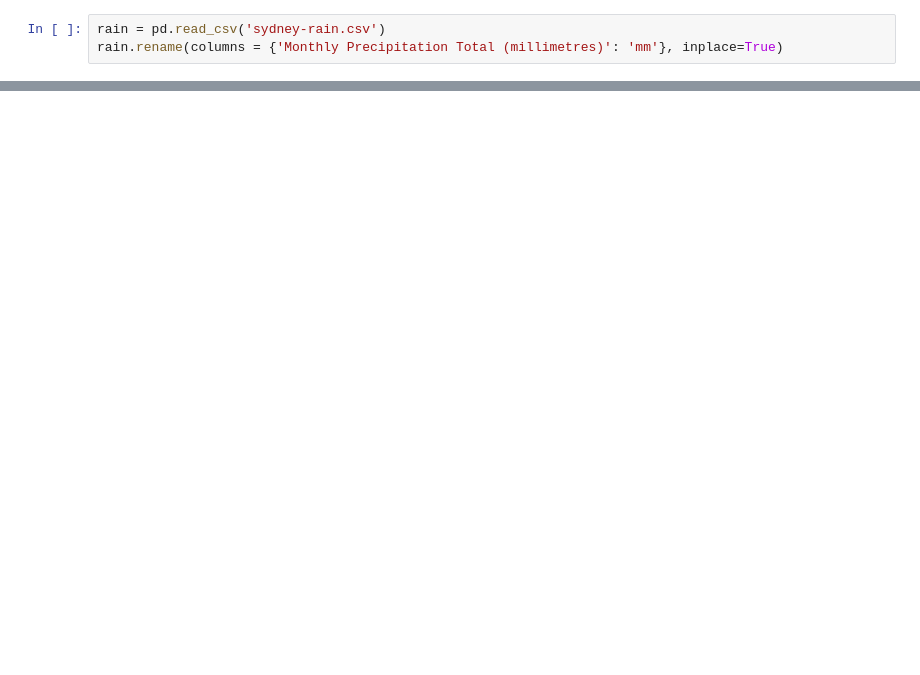
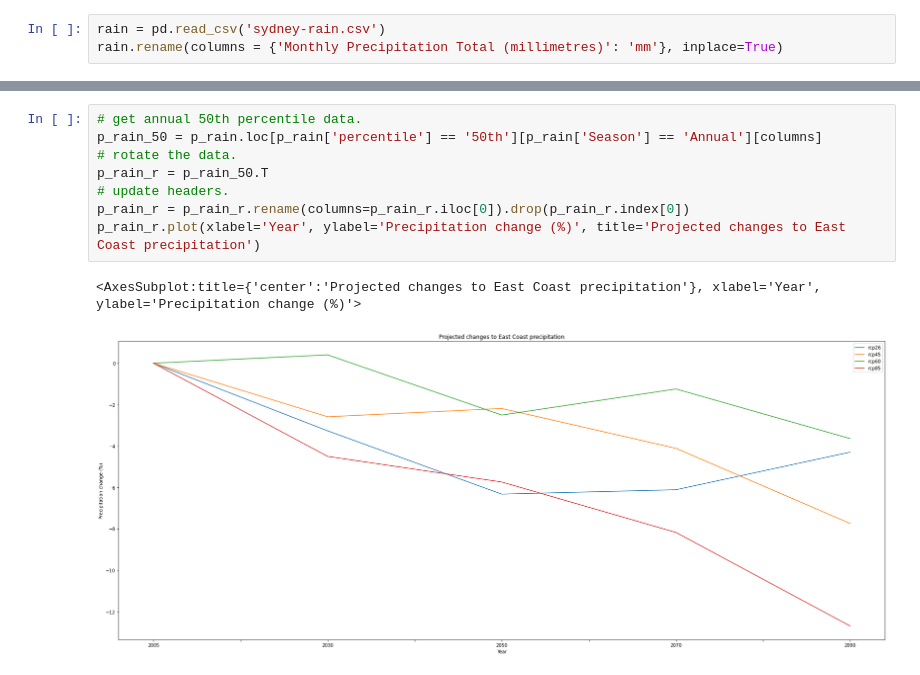
Before and after one commit to ioionu/sydney-climate-charts, a Jupyter notebook: chart.ipynb, the cells around one changed output, grey strips where cells are left out. Saved outputs shown, nothing was run; the diff lists cells and outputs as text; blank space fills up the shorter version.

```diff
--- a/chart.ipynb
+++ b/chart.ipynb
@@ -90,0 +149,11 @@ rain.plot(x='date', y='trend', color='Red', ax=ax)
+# %%
+# get annual 50th percentile data.
+p_rain_50 = p_rain.loc[p_rain['percentile'] == '50th'][p_rain['Season'] == 'Annual'][columns]
+# rotate the data.
+p_rain_r = p_rain_50.T
+# update headers.
+p_rain_r = p_rain_r.rename(columns=p_rain_r.iloc[0]).drop(p_rain_r.index[0])
+p_rain_r.plot(xlabel='Year', ylabel='Precipitation change (%)', title='Projected changes to East Coast precipitation')
+# %% [output]
+<AxesSubplot:title={'center':'Projected changes to East Coast precipitation'}, xlabel='Year', ylabel='Precipitation change (%)'>
+[figure, added]
```
Also changed, not shown: parts of 10 cells of this notebook, 4 other files.
